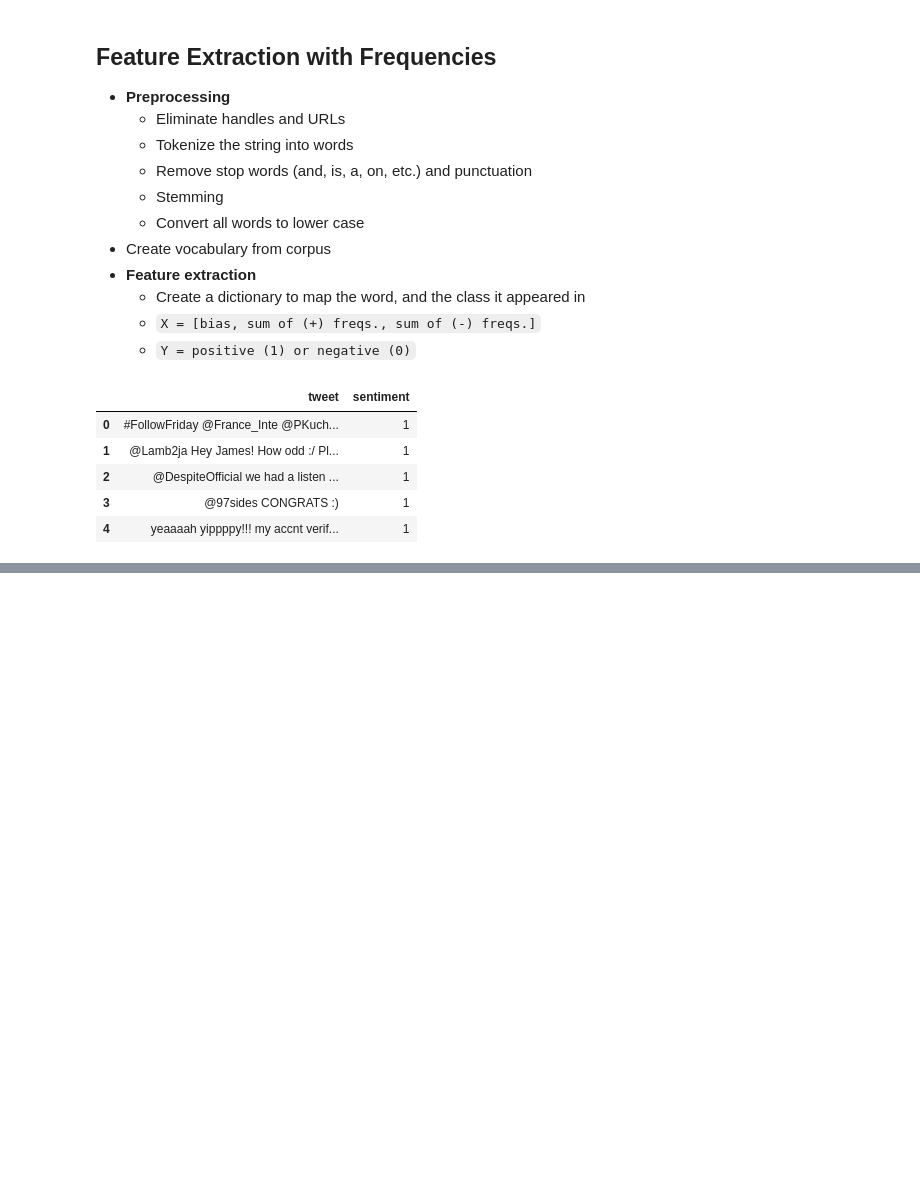
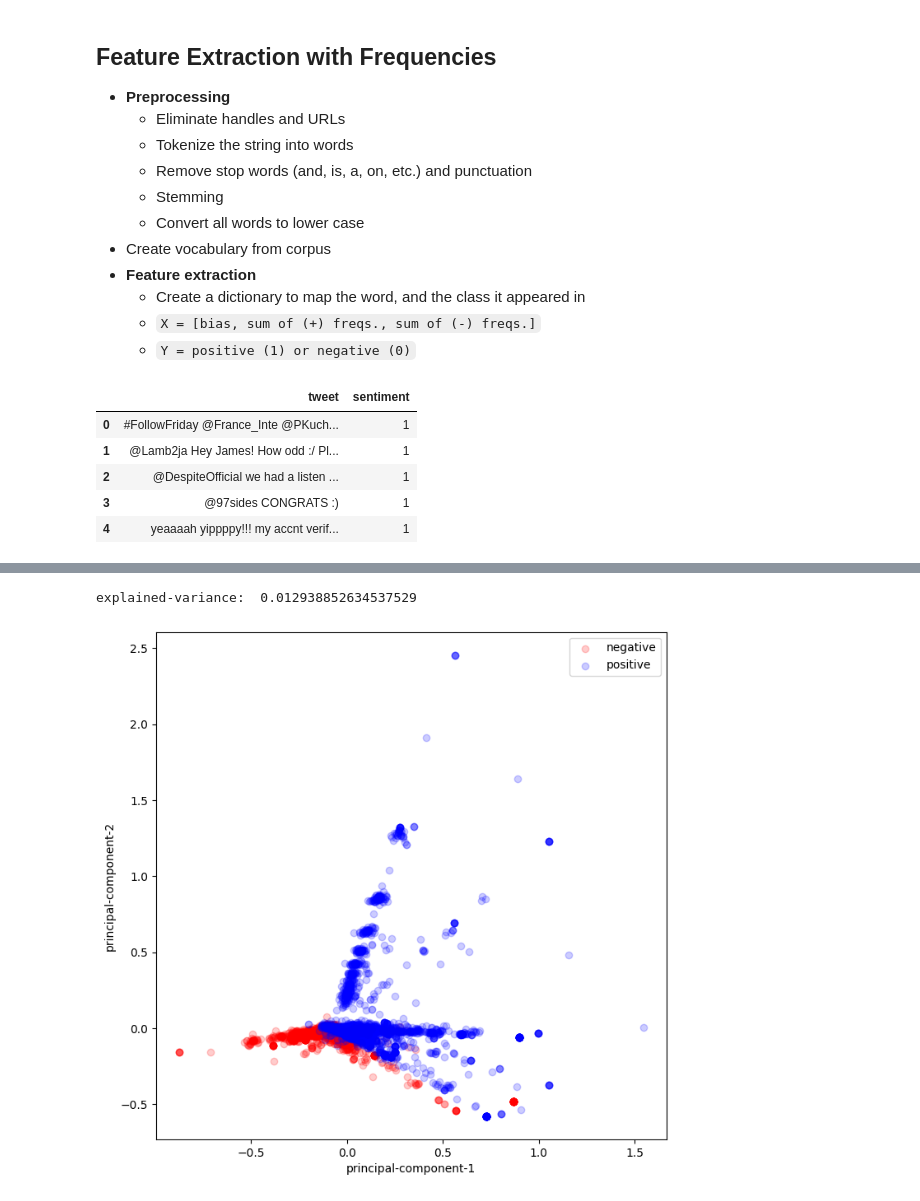
Before and after one commit to mertcan-basut/nlp, a Jupyter notebook: classification_and_vector_spaces.ipynb, the cells around one changed output, grey strips where cells are left out. Drawn from its saved outputs; the diff is of its cells as text; code cells hidden in the pictures; blank space fills up the shorter version.

```diff
--- a/classification_and_vector_spaces.ipynb
+++ b/classification_and_vector_spaces.ipynb
@@ -138,9 +196,13 @@ cross-entropy loss:  0.023936908038691654
 # %%
-data = data[["tweet", "sentiment", "tweet_processed"]]
-vocabulary = data["tweet_processed"].apply(pd.Series).stack().unique()
+data_train = data_train[["tweet", "sentiment", "tweet_processed"]]
+data_test = data_test[["tweet", "sentiment", "tweet_processed"]]
+
+vocabulary = data_train["tweet_processed"].apply(pd.Series).stack().unique()
 # %%
-a = len(data["tweet_processed"])
-b = lambda word: np.count_nonzero(data["tweet_processed"].apply(lambda x: x.count(word) ))
+a = len(data_train["tweet_processed"])
+b = lambda word: np.count_nonzero(data_train["tweet_processed"].apply(lambda x: x.count(word) ))
 idf = np.array([np.log( a/b(word) ) for word in vocabulary])
 # %%
-data["tf"] = data["tweet_processed"].apply(lambda x: np.array([x.count(word)/len(x) for word in vocabulary]) )
+data_train["tf"] = data_train["tweet_processed"].apply(lambda x: np.array([x.count(word)/len(x) for word in vocabulary]) )
+data_train["tfidf"] = data_train["tf"].apply(lambda x: x * idf)
+data_train.head()
@@ -163,0 +216,18 @@ data
+# %%
+X = np.stack(data_train["tfidf"].values)
+y = data_train["sentiment"]
+pca = PCA(n_components=2)
+pca.fit(X)
+x = pca.fit_transform(X)
+print("explained-variance: ", sum(pca.explained_variance_ratio_))
+
+fig, ax = plt.subplots(figsize=(8, 8))
+ax.scatter(x[y==0,0], x[y==0,1], c='red', alpha=0.2, label='negative')
+ax.scatter(x[y==1,0], x[y==1,1], c='blue', alpha=0.2, label='positive')
+ax.legend()
+plt.xlabel("principal-component-1")
+plt.ylabel("principal-component-2")
+plt.show()
+# %% [output]
+explained-variance:  0.012938852634537529
+[figure, added]
```
Also changed, not shown: parts of 16 cells of this notebook.
